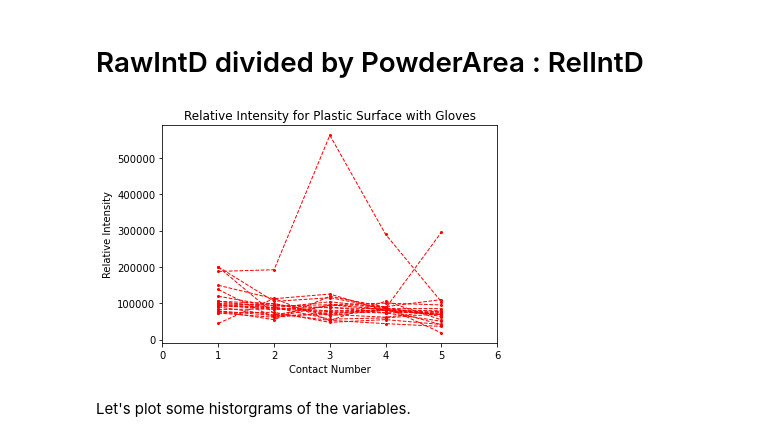
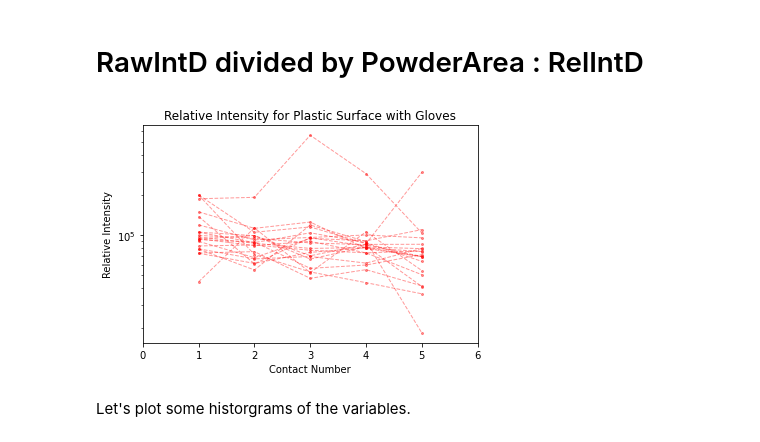
Before and after one commit to MarcoFelipeKing/yi_contact_expt, a Jupyter notebook: src/Yi_pyABC.ipynb, the cells around one changed output. Saved outputs shown, nothing was run; the diff lists cells and outputs as text; code cells hidden in the pictures.

```diff
--- a/src/Yi_pyABC.ipynb
+++ b/src/Yi_pyABC.ipynb
@@ -109,21 +110,23 @@ plt.show()
 # %%
 # Plot the RelIntD for each ContactNumber for Plastic and Y gloves for each ID<21 on the same graph
 fig, ax = plt.subplots()
 for i in range(1, 21):
     ax.plot(data.loc[(data['Surface'] == 'Plastic') & (data['Gloves'] == 'Y') & (data['ID'] == i)].groupby('ContactNumber')['RelIntD'].mean().index,
             data.loc[(data['Surface'] == 'Plastic') & (data['Gloves'] == 'Y') & (data['ID'] == i)].groupby('ContactNumber')['RelIntD'].mean(),
-            marker='o', color='red', linestyle='dashed', linewidth=1, markersize=2)
+            marker='o', color='red', linestyle='dashed', linewidth=1, markersize=2,alpha=.4)
     """ax.plot(data.loc[(data['Surface'] == 'Plastic') & (data['Gloves'] == 'N') & (data['ID'] == i)].groupby('ContactNumber')['RelIntD'].mean().index,
             data.loc[(data['Surface'] == 'Plastic') & (data['Gloves'] == 'N') & (data['ID'] == i)].groupby('ContactNumber')['RelIntD'].mean(),
             marker='o', color='blue', linestyle='dashed', linewidth=1, markersize=2)"""
 # add dodge between the two error bars
 ax.set_xlim(0, 6)
 ax.set_xlabel('Contact Number')
 ax.set_ylabel('Relative Intensity')
 ax.set_title('Relative Intensity for Plastic Surface with Gloves')
+#log scale y axis
+ax.set_yscale('log')
 plt.show()
 # %% [output]
-[figure, old version]
+[figure, new version]
 # %% [markdown]
 Let's plot some historgrams of the variables.
 # %%
```
Also changed, not shown: parts of 14 cells of this notebook, 1 other file.
